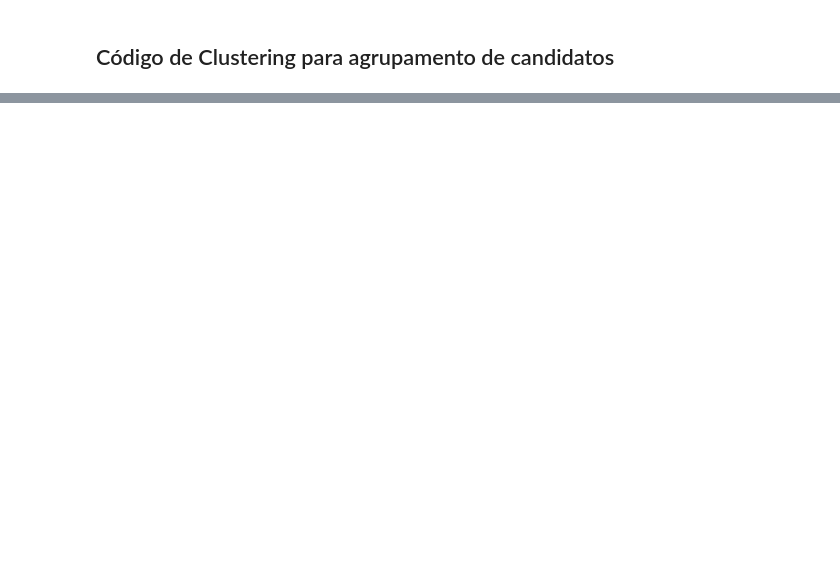
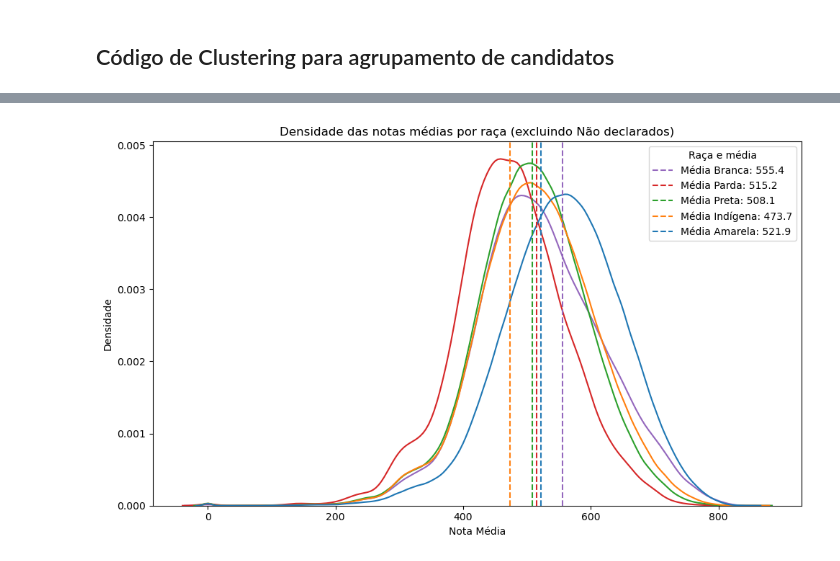
Before and after one commit to Vicente817/Grupo5_basico, a Jupyter notebook: tiago.ipynb, the cells around one changed output, grey strips where cells are left out. Cells and saved outputs as stored; diff of their text form; code cells hidden in the pictures; blank space fills up the shorter version.

Commit message:
Adição de gráfico de densidade

```diff
--- a/tiago.ipynb
+++ b/tiago.ipynb
@@ -289,0 +334,49 @@ plt.show()
+# %%
+import seaborn as sns
+import matplotlib.pyplot as plt
+import matplotlib.patches as mpatches
+
+# Mapeamento numérico para nomes das raças
+map_raca = {
+    0: 'Não declarado',
+    1: 'Branca',
+    2: 'Preta',
+    3: 'Parda',
+    4: 'Amarela',
+    5: 'Indígena'
+}
+
+# Cria cópia do dataframe para não alterar o original
+df_plot = df_enem.copy()
+
+# Remove os 'Não declarado' da raça (código 0)
+df_plot = df_plot[df_plot['TP_COR_RACA'] != 0]
+
+# Substitui códigos numéricos por nomes das raças
+df_plot['RACA_NOME'] = df_plot['TP_COR_RACA'].map(map_raca)
+
+plt.figure(figsize=(10, 6))
+
+# Plota KDE das notas médias, com separação por raça (hue) e salva o eixo
+ax = sns.kdeplot(data=df_plot, x='NOTA_MEDIA', hue='RACA_NOME', common_norm=False)
+
+# Lista das raças presentes no df_plot
+racas = df_plot['RACA_NOME'].unique()
+
+# Calcula e plota uma linha vertical na média de cada grupo
+for linha, raca in zip(ax.get_lines(), racas):
+    media = df_plot[df_plot['RACA_NOME'] == raca]['NOTA_MEDIA'].mean()
+    cor = linha.get_color()
+    plt.axvline(media, color=cor, linestyle='--', linewidth=1.5, label=f'Média {raca}: {media:.1f}')
+
+# Título e rótulos
+plt.title('Densidade das notas médias por raça (excluindo Não declarados)')
+plt.xlabel('Nota Média')
+plt.ylabel('Densidade')
+
+# Atualiza a legenda para incluir as linhas médias
+plt.legend(title='Raça e média')
+plt.tight_layout()
+plt.show()
+# %% [output]
+[figure, added]
```
Also changed, not shown: parts of 11 cells of this notebook, 2 other files.
